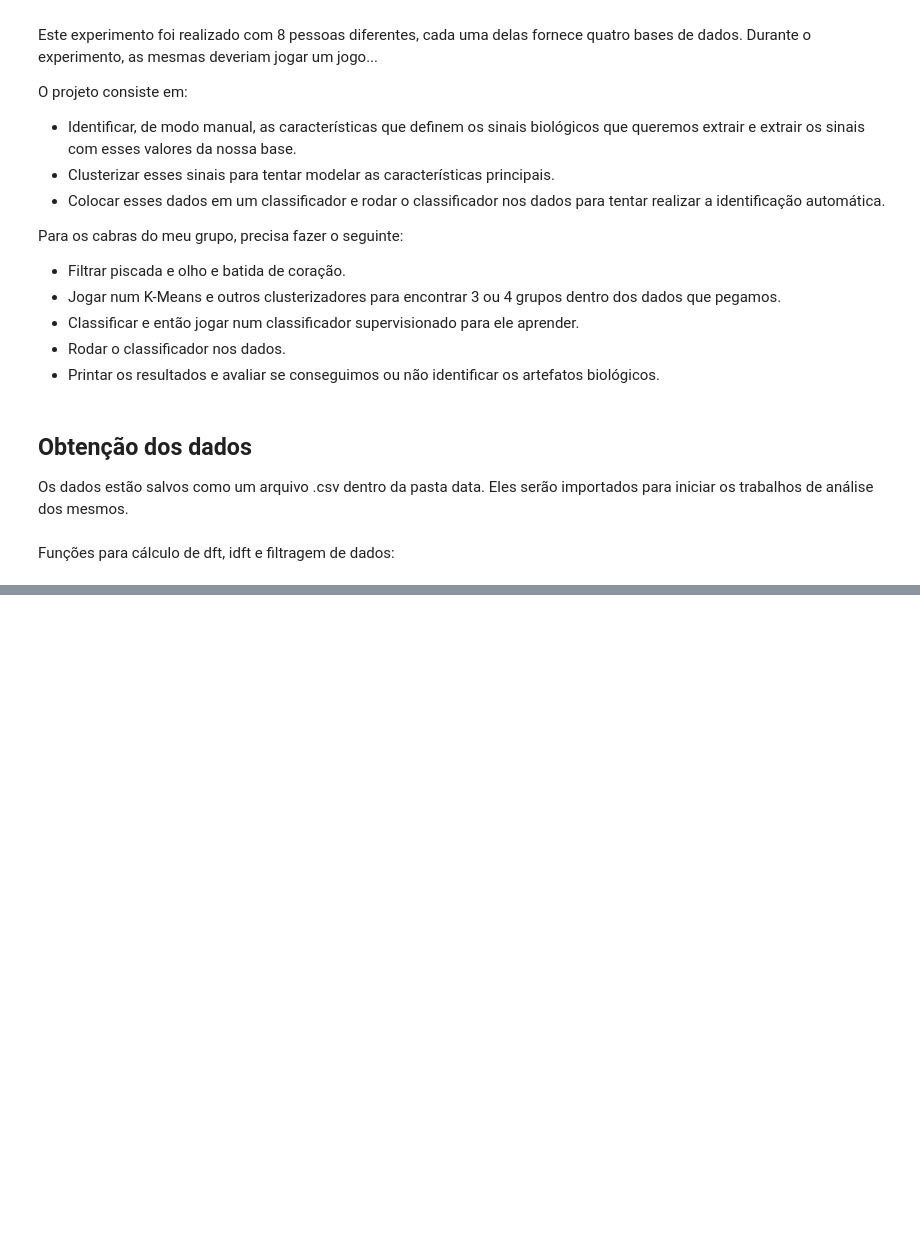
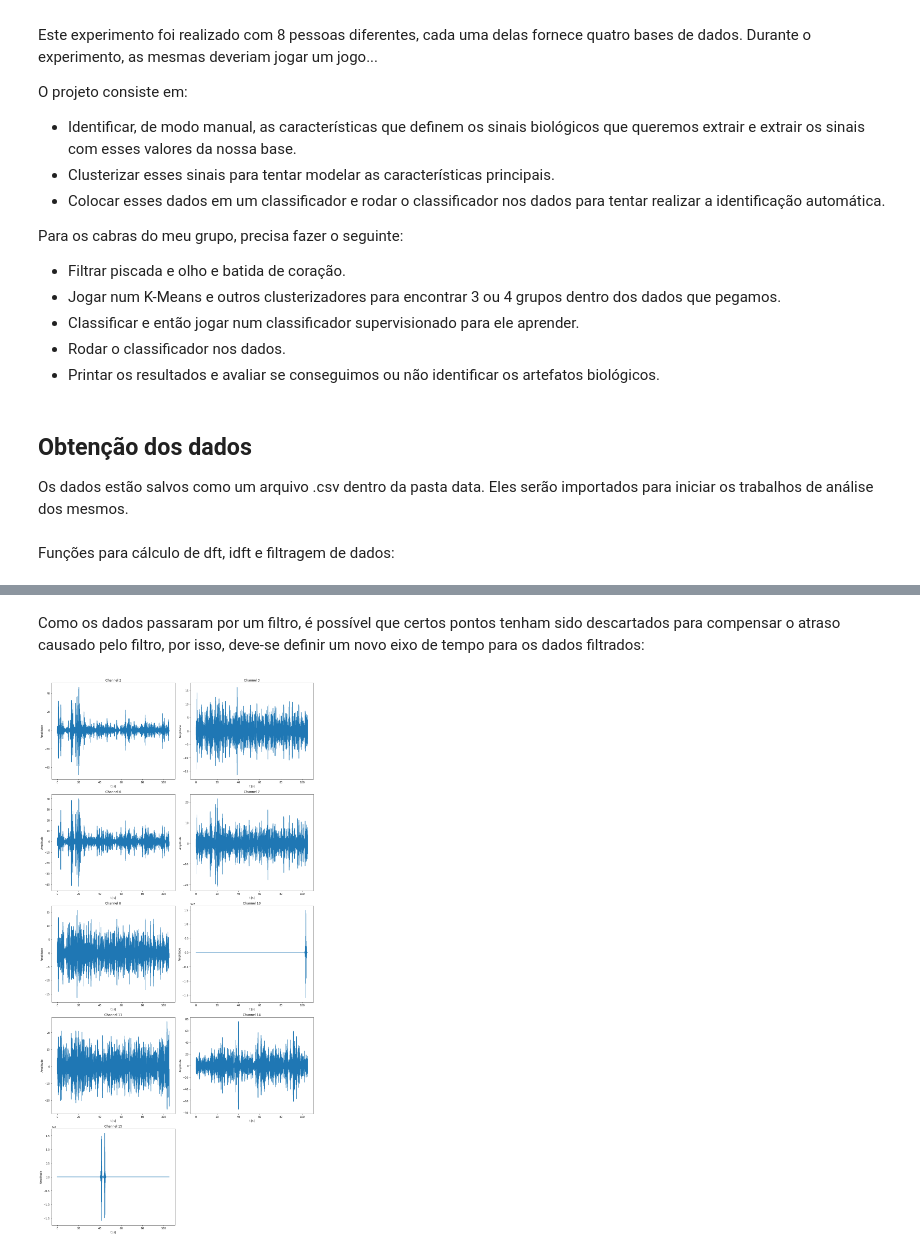
Before and after one commit to TNanukem/neural_analysis, a Jupyter notebook: Neural Analysis.ipynb, the cells around one changed output, grey strips where cells are left out. Cells and saved outputs as stored; diff of their text form; code cells hidden in the pictures; blank space fills up the shorter version.

```diff
--- a/Neural Analysis.ipynb
+++ b/Neural Analysis.ipynb
@@ -278,0 +273,29 @@ df_neural["Channel 6"].to_csv("channel6.csv")
+# %%
+# Filtragem dos dados:
+filtered_data = pd.DataFrame()
+for key in data:
+    filtered_data[key] = myfilter(sample_rate, data[key], blinking_signal_frq, filter_order)
+# %% [markdown]
+Como os dados passaram por um filtro, é possível que certos pontos tenham sido descartados para compensar o atraso causado pelo filtro, por isso, deve-se definir um novo eixo de tempo para os dados filtrados:
+# %%
+filtered_time_data = time_data[0:(len(filtered_data[filtered_data.keys()[0]]))]
+# %%
+# Impressao dos dados:
+fig, ax = plt.subplots(5, 2, figsize=(15,30))
+line = 0
+column = 0
+for key in filtered_data:
+    ax[line][column].plot(filtered_time_data, filtered_data[key])
+    ax[line][column].set_title(key)
+    ax[line][column].set_xlabel("t [s]")
+    ax[line][column].set_ylabel("Amplitude")
+    if(column == 1):
+        line += 1
+        column = 0
+    else:
+        column = 1
+
+fig.delaxes(ax[4][1])
+plt.tight_layout()
+# %% [output]
+[figure, added]
```
Also changed, not shown: parts of 44 cells of this notebook, 5 other files.
